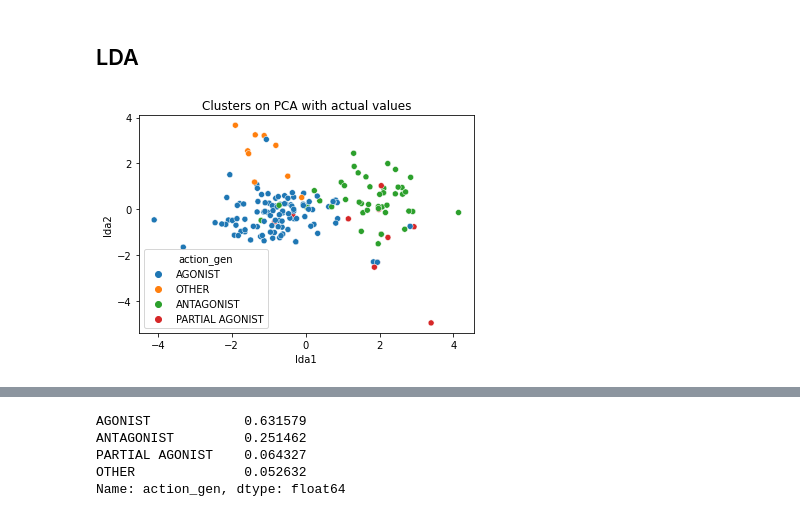
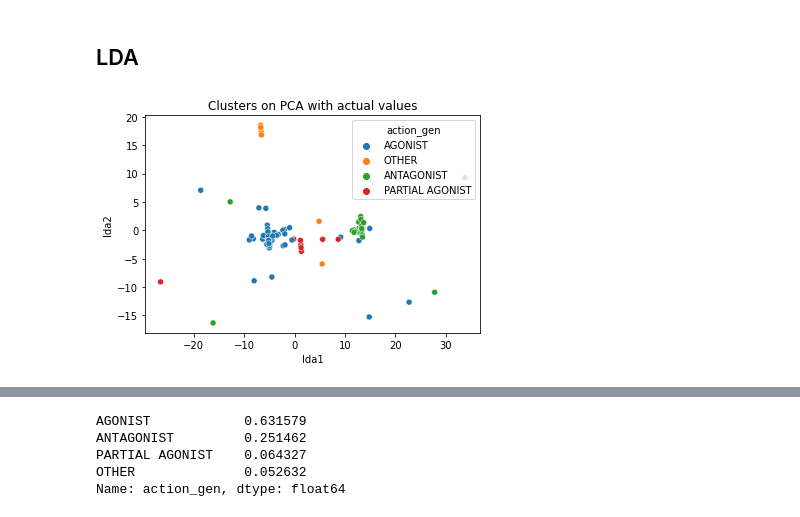
Before and after one commit to chopralab/ASPIRE_QSAR, a Jupyter notebook: mol2vec_analysis2.ipynb, the cells around one changed output, grey strips where cells are left out. Drawn from its saved outputs; the diff is of its cells as text; code cells hidden in the pictures.

```diff
--- a/mol2vec_analysis2.ipynb
+++ b/mol2vec_analysis2.ipynb
@@ -238,35 +238,38 @@ Accuracy 0.3684210526315789
 # %%
 from sklearn.discriminant_analysis import LinearDiscriminantAnalysis as LDA
 from sklearn.model_selection import train_test_split
 
 np.random.seed(42)
 df_mol2vec_scaled = df_mol2vec
 scaler = StandardScaler()
 df_mol2vec_scaled = pd.DataFrame(scaler.fit_transform(df_mol2vec))
 df_mol2vec_scaled['action_gen'] = df['action_gen']
 
 
 # normal LDA
 n_comp = 2
 # lda = LDA(n_components=n_comp).fit(df_mol2vec_scaled.iloc[:, :-1], df_mol2vec_scaled.iloc[:, -1])
 
 # normal LDA with partial training set to prevent overfitting
-# df_sample = df_mol2vec_scaled.sample(n=140)
+# df_sample = df_mol2vec_scaled.sample(n=130)
 # lda = LDA(n_components=n_comp).fit(df_sample.iloc[:, :-1], df_sample.iloc[:, -1])
+X_train, X_test, y_train, y_test = train_test_split(df_mol2vec_scaled.iloc[:, :-1], df_mol2vec_scaled.iloc[:, -1],
+                                                train_size=0.85, random_state=42)
+lda = LDA(n_components=n_comp).fit(X_train, y_train)
 
 # solve generalized eigenvalue problem
-X_train, X_test, y_train, y_test = train_test_split(df_mol2vec_scaled.iloc[:, :-1], df_mol2vec_scaled.iloc[:, -1],
-                                                train_size=0.6, random_state=42)
-lda = LDA(n_components=n_comp, solver='eigen', shrinkage=0.2).fit(X_train, y_train)
+# X_train, X_test, y_train, y_test = train_test_split(df_mol2vec_scaled.iloc[:, :-1], df_mol2vec_scaled.iloc[:, -1],
+#                                                 train_size=0.6, random_state=42)
+# lda = LDA(n_components=n_comp, solver='eigen', shrinkage=0.2).fit(X_train, y_train)
 
 df_mol2vec_scaled.drop("action_gen", axis=1, inplace=True)
 lda_results = lda.transform(df_mol2vec_scaled)
 # lda_results = lda.transform(X_test)
 
 lda_results = pd.DataFrame(lda_results, columns=['lda' + str(i) for i in range(1, n_comp+1)])
 # sns.scatterplot(x='lda1', y="lda2", hue=y_test, data=lda_results)
 sns.scatterplot(x='lda1', y="lda2", hue=df['action_gen'], data=lda_results)
 plt.title('Clusters on PCA with actual values')
 plt.show()
 # %% [output]
-[figure, old version]
+[figure, new version]
```
Also changed, not shown: parts of 13 cells of this notebook, 9 other files.
